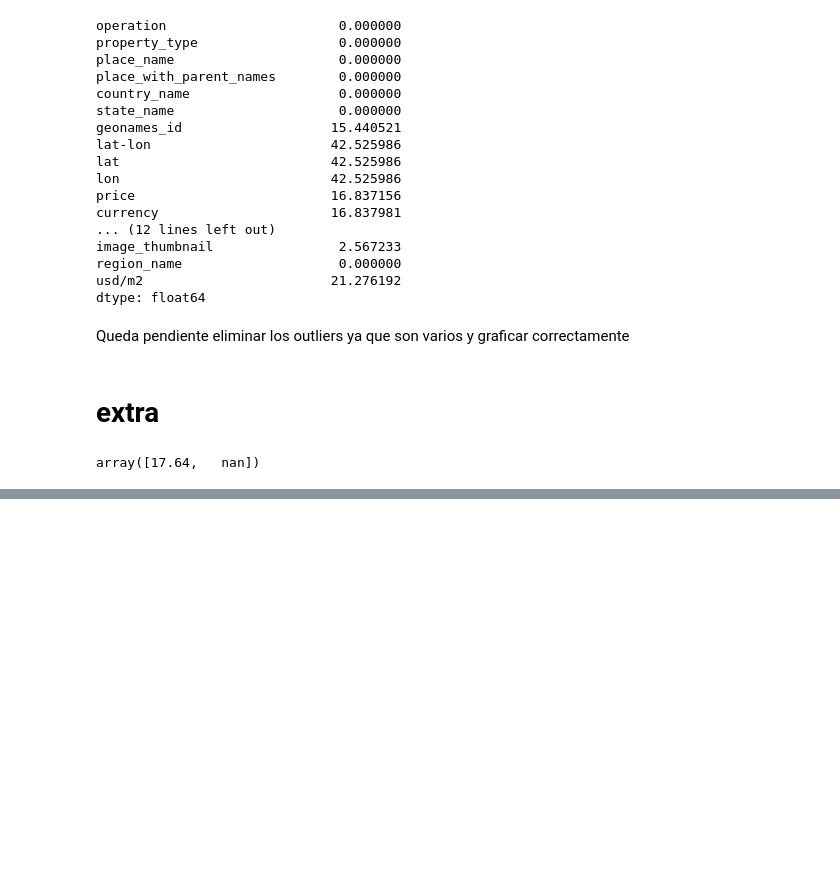
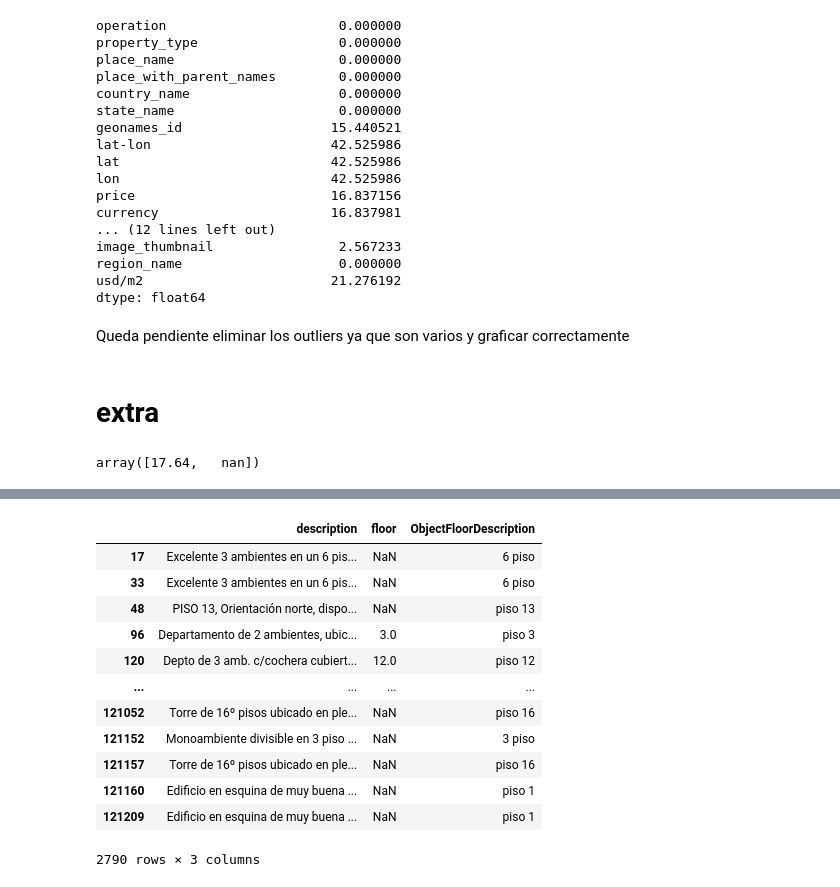
Before and after one commit to JoaquinC-1/TP_DH, a Jupyter notebook: TP_properati.ipynb, the cells around one changed output, grey strips where cells are left out. Saved outputs shown, nothing was run; the diff lists cells and outputs as text; code cells hidden in the pictures; blank space fills up the shorter version.

```diff
--- a/TP_properati.ipynb
+++ b/TP_properati.ipynb
@@ -617,0 +615,10 @@ array([17.64,   nan])
+# %%
+patron_expensas="(?P<Expensas1>(\sEXPENSAS\:\s\d+)|(\sexpensas\:\s\d+)|(\sEXPENSAS\s\d+)|(\sexpensas\s\d+)|(\d+\sEXPENSAS\s)|(\d+\sexpensas\s)(\sEXPENSA\:\s\d+)|(\sexpensa\:\s\d+)|(\sEXPENSA\s\d+)|(\sexpensas\s\d+)|(\d+\sEXPENSA\s)|(\d+\sexpensa\s)|(Expensas\:\s\$\s\d\W\d+)|(\sExpensas\:\s\$\s\d\W\d+)|(EXPENSAS\:\s\$\s\d\W\d+)|(\sEXPENSAS\:\s\$\s+\d\W\d+)|(Expensas\:\s\$\s\d+\W\d+)|(\sExpensas\:\s\$\s\d+\W\d+)|(EXPENSAS\:\s\$\s\d+\W\d+)|(\sEXPENSAS\:\s\$\s\d+\W\d+)|(Expensas\:\su\$s\s\d+)|(\sExpensas\:\su\$s\s\d+)|(Expensas\:\su\$s\s\d+\W\d+)|(\sExpensas\:\su\$s\s\d+\W\d+)|(Expensas\su\$s\s\d+)|(\sExpensas\su\$s\s\d+)|(Expensas\su\$s\s\d+\W\d+)|(\sExpensas\su\$s\s\d+\W\d+)|(EXPENSAS\:\su\$s\s\d+)|(\sEXPENSAS\:\su\$s\s\d+)|(Expensas\:\su\$s\s\d+\W\d+)|(\sEXPENSAS\:\su\$s\s\d+\W\d+)|(EXPENSAS\su\$s\s\d+)|(\sEXPENSAS\su\$s\s\d+)|(EXPENSAS\su\$s\s\d+\W\d+)|(\sEXPENSAS\su\$s\s\d+\W\d+))"
+
+expensas_pattern_regex = re.compile(patron_expensas)
+
+data_expensas_match = data['description'].apply(lambda x:  x if x is np.NaN else expensas_pattern_regex.search(x))
+
+mask_data_expensas_match_notnull = data_expensas_match.notnull()
+
+data.loc[mask_data_expensas_match_notnull, "ObjectExpensesDescription"] = data_expensas_match[mask_data_expensas_match_notnull].apply(lambda x: x.group("Expensas1"))
@@ -617,0 +645,28 @@ array([17.64,   nan])
+# %%
+patron_floor= "(?P<floor1>(\d+\spiso\s)|(piso\s\d+))"
+
+floor_pattern_regex = re.compile(patron_floor)
+
+data_floor_match = data['description'].apply(lambda x:  x if x is np.NaN else floor_pattern_regex.search(x))
+
+mask_data_floor_match_notnull = data_floor_match.notnull()
+
+data.loc[mask_data_floor_match_notnull, "ObjectFloorDescription"] = data_floor_match[mask_data_floor_match_notnull].apply(lambda x: x.group("floor1"))
+# %%
+#verifico los campos floor, descripción y el campo patrón:
+data_aux_floor= data.loc[mask_data_floor_match_notnull, ["description", "floor","ObjectFloorDescription"]]
+data_aux_floor
+# %% [output]
+|  | description | floor | ObjectFloorDescription |
+| 17 | Excelente 3 ambientes en un 6 pis... | NaN | 6 piso |
+| 33 | Excelente 3 ambientes en un 6 pis... | NaN | 6 piso |
+| 48 | PISO 13, Orientación norte, dispo... | NaN | piso 13 |
+| 96 | Departamento de 2 ambientes, ubic... | 3.0 | piso 3 |
+| 120 | Depto de 3 amb. c/cochera cubiert... | 12.0 | piso 12 |
+| ... | ... | ... | ... |
+| 121052 | Torre de 16º pisos ubicado en ple... | NaN | piso 16 |
+| 121152 | Monoambiente divisible en 3 piso ... | NaN | 3 piso |
+| 121157 | Torre de 16º pisos ubicado en ple... | NaN | piso 16 |
+| 121160 | Edificio en esquina de muy buena ... | NaN | piso 1 |
+| 121209 | Edificio en esquina de muy buena ... | NaN | piso 1 |
+2790 rows × 3 columns
```
Also changed, not shown: parts of 6 cells of this notebook.
